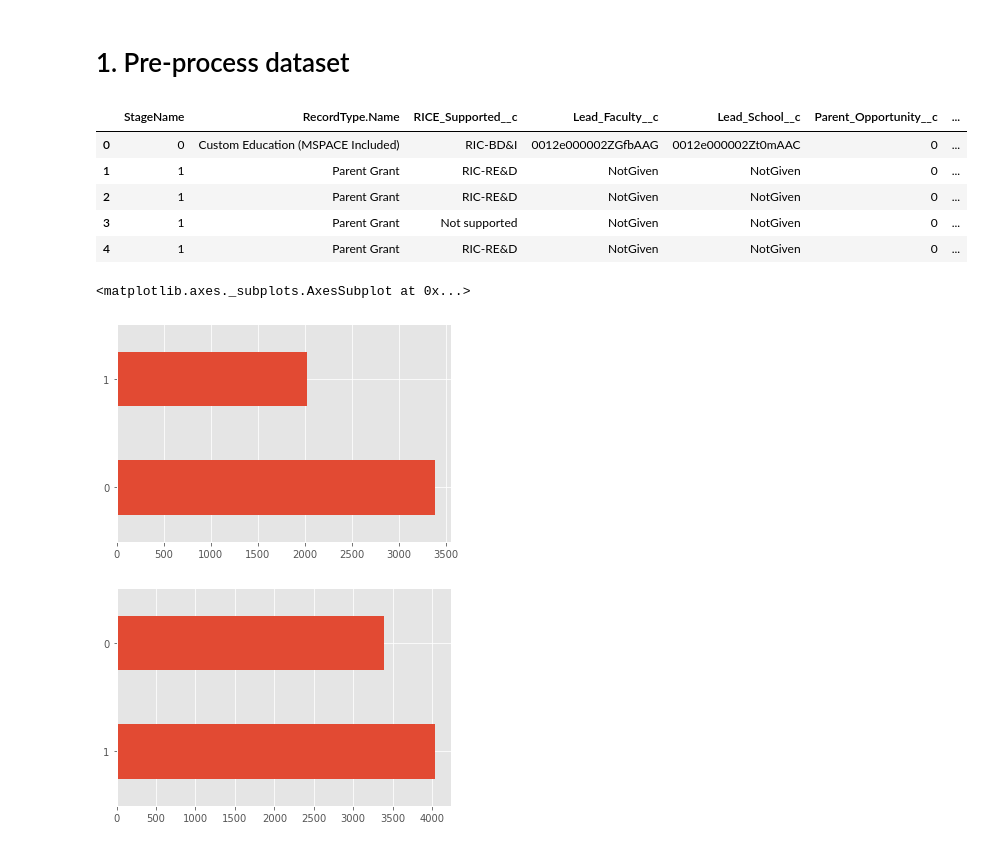
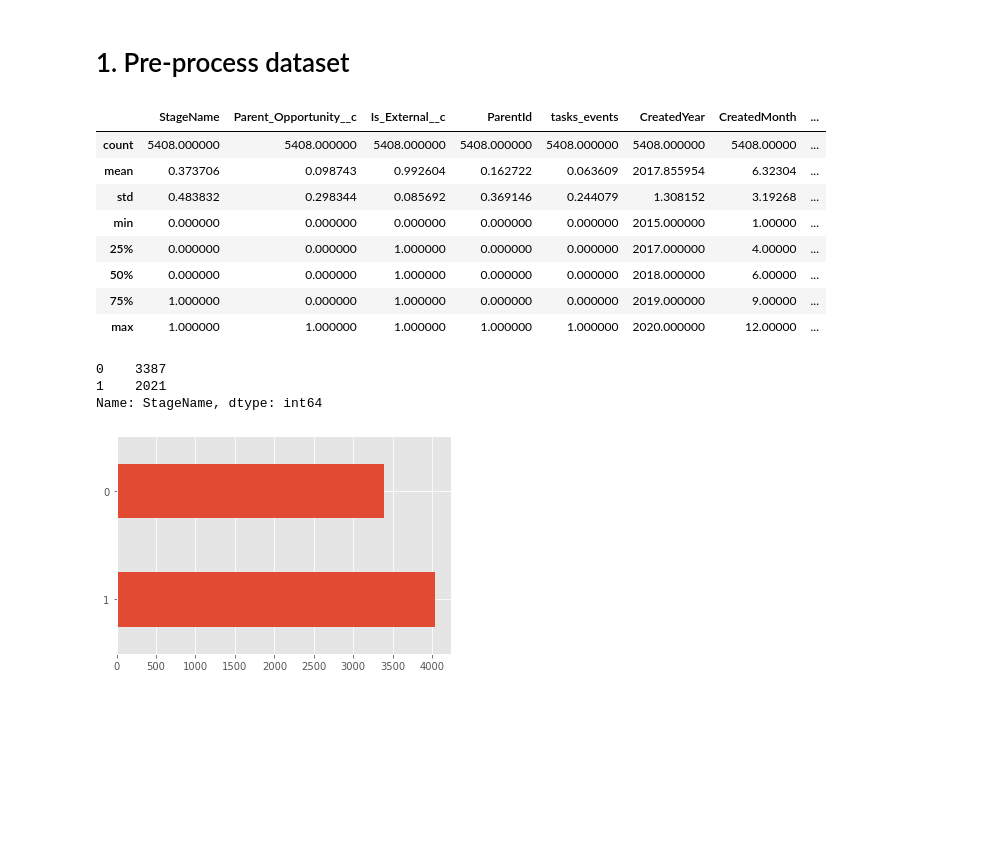
Before and after one commit to binglesley/Project-90106-G28, a Jupyter notebook: Raelene/research_data_nn_BCEWithLogitsLoss-clean.ipynb, the cells around one changed output. Cells and saved outputs as stored; diff of their text form; code cells hidden in the pictures; blank space fills up the shorter version.

```diff
--- a/Raelene/research_data_nn_BCEWithLogitsLoss-clean.ipynb
+++ b/Raelene/research_data_nn_BCEWithLogitsLoss-clean.ipynb
@@ -40,21 +40,25 @@ False
 # 1. Pre-process dataset
 # %%
 ## reading clean data
-raw = pd.read_csv('cleaned-12-Oct.csv')
-#raw = raw.drop(['oppo_busi','fac_oppo', 'oppo_Industry'],axis=1)
-raw.head()
+raw = pd.read_csv('cleaned-16-Oct.csv')
+raw = raw.drop(['oppo_busi','fac_oppo', 'oppo_Industry'],axis=1)
+raw.describe()
 # %% [output]
-|  | StageName | RecordType.Name | RICE_Supported__c | Lead_Faculty__c | Lead_School__c | Parent_Opportunity__c | ... |
-| 0 | 0 | Custom Education (MSPACE Included) | RIC-BD&I | 0012e000002ZGfbAAG | 0012e000002Zt0mAAC | 0 | ... |
-| 1 | 1 | Parent Grant | RIC-RE&D | NotGiven | NotGiven | 0 | ... |
-| 2 | 1 | Parent Grant | RIC-RE&D | NotGiven | NotGiven | 0 | ... |
-| 3 | 1 | Parent Grant | Not supported | NotGiven | NotGiven | 0 | ... |
-| 4 | 1 | Parent Grant | RIC-RE&D | NotGiven | NotGiven | 0 | ... |
+|  | StageName | Parent_Opportunity__c | Is_External__c | ParentId | tasks_events | CreatedYear | CreatedMonth | ... |
+| count | 5408.000000 | 5408.000000 | 5408.000000 | 5408.000000 | 5408.000000 | 5408.000000 | 5408.00000 | ... |
+| mean | 0.373706 | 0.098743 | 0.992604 | 0.162722 | 0.063609 | 2017.855954 | 6.32304 | ... |
+| std | 0.483832 | 0.298344 | 0.085692 | 0.369146 | 0.244079 | 1.308152 | 3.19268 | ... |
+| min | 0.000000 | 0.000000 | 0.000000 | 0.000000 | 0.000000 | 2015.000000 | 1.00000 | ... |
+| 25% | 0.000000 | 0.000000 | 1.000000 | 0.000000 | 0.000000 | 2017.000000 | 4.00000 | ... |
+| 50% | 0.000000 | 0.000000 | 1.000000 | 0.000000 | 0.000000 | 2018.000000 | 6.00000 | ... |
+| 75% | 1.000000 | 0.000000 | 1.000000 | 0.000000 | 0.000000 | 2019.000000 | 9.00000 | ... |
+| max | 1.000000 | 1.000000 | 1.000000 | 1.000000 | 1.000000 | 2020.000000 | 12.00000 | ... |
 # %%
-raw["StageName"].value_counts(dropna=False).plot(kind="barh")
+raw["StageName"].value_counts(dropna=False)
 # %% [output]
-<matplotlib.axes._subplots.AxesSubplot at 0x...>
+0    3387
+1    2021
+Name: StageName, dtype: int64
-[figure, removed]
 # %%
 data = pd.concat([raw, raw[raw["StageName"]==1]], axis=0, ignore_index=True)
 data["StageName"].value_counts(dropna=False).plot(kind="barh")
```
Also changed, not shown: parts of 25 cells of this notebook, 11 other files.
